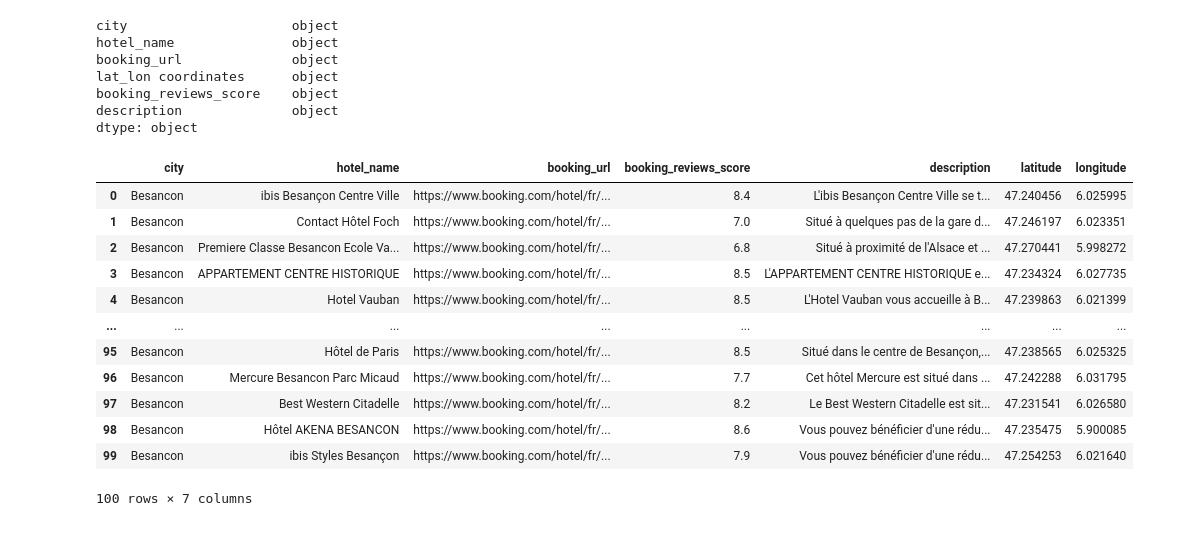
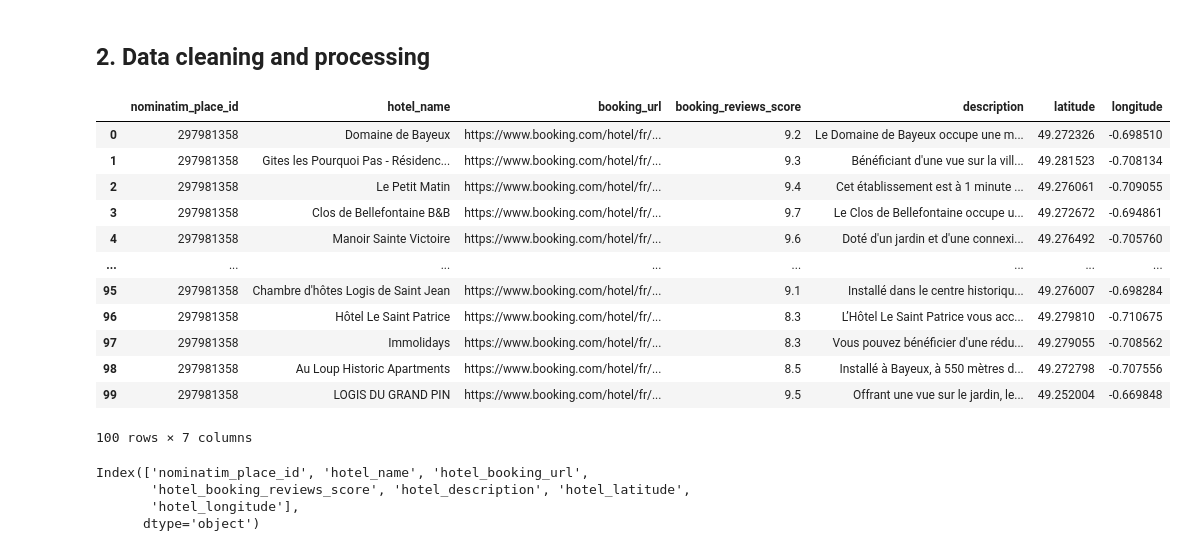
Before and after one commit to Acsts/Data_Collection--Travel_Recommandations, a Jupyter notebook: Hotels_info_collector.ipynb, the cells around one changed output. Cells and saved outputs as stored; diff of their text form; code cells hidden in the pictures.

Commit message:
Project release
- Add notebook 'Vizualisations_loader.ipynb'
- Folder structure optimization
- Notebooks cleaning and finalization

```diff
--- a/Hotels_info_collector.ipynb
+++ b/Hotels_info_collector.ipynb
@@ -119,5 +163,6 @@ process.start()
 # %%
-with open("src/top_hotels.json", 'r') as top_hotels_file:
-    top_hotels_df = pd.DataFrame(json.load(top_hotels_file))
-top_hotels_df
+with open("data/top_hotels.json", 'r') as top_hotels_file:
+    top_hotels_json = json.load(top_hotels_file)
+display(pd.DataFrame(top_hotels_json))
+display(pd.DataFrame(top_hotels_json).dtypes)
 # %% [output]
@@ -137,34 +189,42 @@ top_hotels_df
-# %%
-top_hotels_df.dtypes
-# %% [output]
-city                     object
-hotel_name               object
-booking_url              object
-lat_lon coordinates      object
-booking_reviews_score    object
-description              object
-dtype: object
+# %% [markdown]
+## 2. Data cleaning and processing
 # %%
+top_hotels_df = pd.DataFrame(top_hotels_json)
+
 top_hotels_df['hotel_name'] = top_hotels_df['hotel_name'].str.strip()
+
+top_hotels_df['booking_reviews_score'] = top_hotels_df['booking_reviews_score'].str.replace(',','.').astype(float)
+
+top_hotels_df['description'] = top_hotels_df['description'].str.join('\n')
+
 top_hotels_df['latitude'] = top_hotels_df['lat_lon coordinates'].str.split(',').apply(lambda x: x[0]).astype(float)
 top_hotels_df['longitude'] = top_hotels_df['lat_lon coordinates'].str.split(',').apply(lambda x: x[1]).astype(float)
-top_hotels_df['booking_reviews_score'] = top_hotels_df['booking_reviews_score'].str.replace(',','.').astype(float)
-top_hotels_df['description'] = top_hotels_df['description'].str.join('\n')
 top_hotels_df = top_hotels_df.drop(columns = ['lat_lon coordinates'])
+
 top_hotels_df
 # %% [output]
-|  | city | hotel_name | booking_url | booking_reviews_score | description | latitude | longitude |
-| 0 | Besancon | ibis Besançon Centre Ville | https://www.booking.com/hotel/fr/... | 8.4 | L'ibis Besançon Centre Ville se t... | 47.240456 | 6.025995 |
-| 1 | Besancon | Contact Hôtel Foch | https://www.booking.com/hotel/fr/... | 7.0 | Situé à quelques pas de la gare d... | 47.246197 | 6.023351 |
-| 2 | Besancon | Premiere Classe Besancon Ecole Va... | https://www.booking.com/hotel/fr/... | 6.8 | Situé à proximité de l'Alsace et ... | 47.270441 | 5.998272 |
-| 3 | Besancon | APPARTEMENT CENTRE HISTORIQUE | https://www.booking.com/hotel/fr/... | 8.5 | L'APPARTEMENT CENTRE HISTORIQUE e... | 47.234324 | 6.027735 |
-| 4 | Besancon | Hotel Vauban | https://www.booking.com/hotel/fr/... | 8.5 | L'Hotel Vauban vous accueille à B... | 47.239863 | 6.021399 |
+|  | nominatim_place_id | hotel_name | booking_url | booking_reviews_score | description | latitude | longitude |
+| 0 | 297981358 | Domaine de Bayeux | https://www.booking.com/hotel/fr/... | 9.2 | Le Domaine de Bayeux occupe une m... | 49.272326 | -0.698510 |
+| 1 | 297981358 | Gites les Pourquoi Pas - Résidenc... | https://www.booking.com/hotel/fr/... | 9.3 | Bénéficiant d'une vue sur la vill... | 49.281523 | -0.708134 |
+| 2 | 297981358 | Le Petit Matin | https://www.booking.com/hotel/fr/... | 9.4 | Cet établissement est à 1 minute ... | 49.276061 | -0.709055 |
+| 3 | 297981358 | Clos de Bellefontaine B&B | https://www.booking.com/hotel/fr/... | 9.7 | Le Clos de Bellefontaine occupe u... | 49.272672 | -0.694861 |
+| 4 | 297981358 | Manoir Sainte Victoire | https://www.booking.com/hotel/fr/... | 9.6 | Doté d'un jardin et d'une connexi... | 49.276492 | -0.705760 |
 | ... | ... | ... | ... | ... | ... | ... | ... |
-| 95 | Besancon | Hôtel de Paris | https://www.booking.com/hotel/fr/... | 8.5 | Situé dans le centre de Besançon,... | 47.238565 | 6.025325 |
-| 96 | Besancon | Mercure Besancon Parc Micaud | https://www.booking.com/hotel/fr/... | 7.7 | Cet hôtel Mercure est situé dans ... | 47.242288 | 6.031795 |
-| 97 | Besancon | Best Western Citadelle | https://www.booking.com/hotel/fr/... | 8.2 | Le Best Western Citadelle est sit... | 47.231541 | 6.026580 |
-| 98 | Besancon | Hôtel AKENA BESANCON | https://www.booking.com/hotel/fr/... | 8.6 | Vous pouvez bénéficier d'une rédu... | 47.235475 | 5.900085 |
-| 99 | Besancon | ibis Styles Besançon | https://www.booking.com/hotel/fr/... | 7.9 | Vous pouvez bénéficier d'une rédu... | 47.254253 | 6.021640 |
+| 95 | 297981358 | Chambre d'hôtes Logis de Saint Jean | https://www.booking.com/hotel/fr/... | 9.1 | Installé dans le centre historiqu... | 49.276007 | -0.698284 |
+| 96 | 297981358 | Hôtel Le Saint Patrice | https://www.booking.com/hotel/fr/... | 8.3 | L’Hôtel Le Saint Patrice vous acc... | 49.279810 | -0.710675 |
+| 97 | 297981358 | Immolidays | https://www.booking.com/hotel/fr/... | 8.3 | Vous pouvez bénéficier d'une rédu... | 49.279055 | -0.708562 |
+| 98 | 297981358 | Au Loup Historic Apartments | https://www.booking.com/hotel/fr/... | 8.5 | Installé à Bayeux, à 550 mètres d... | 49.272798 | -0.707556 |
+| 99 | 297981358 | LOGIS DU GRAND PIN | https://www.booking.com/hotel/fr/... | 9.5 | Offrant une vue sur le jardin, le... | 49.252004 | -0.669848 |
 100 rows × 7 columns
+# %%
+# Add 'hotel_' before column names (except the nominatim_place_id and hotel_name) to ease distinction when merging with the weather dataframe
+
+top_hotels_df.columns = top_hotels_df.columns[:2].append(pd.Index(['hotel_' + col_name for col_name in top_hotels_df.columns[2:]]))
+top_hotels_df.columns
+# %% [output]
+Index(['nominatim_place_id', 'hotel_name', 'hotel_booking_url',
+       'hotel_booking_reviews_score', 'hotel_description', 'hotel_latitude',
+       'hotel_longitude'],
+      dtype='object')
 # %%
 print("------------------------------ Showing description of randomly picked hotels : --------------------------------------\n")
```
Also changed, not shown: parts of 16 cells of this notebook, 10 other files.
